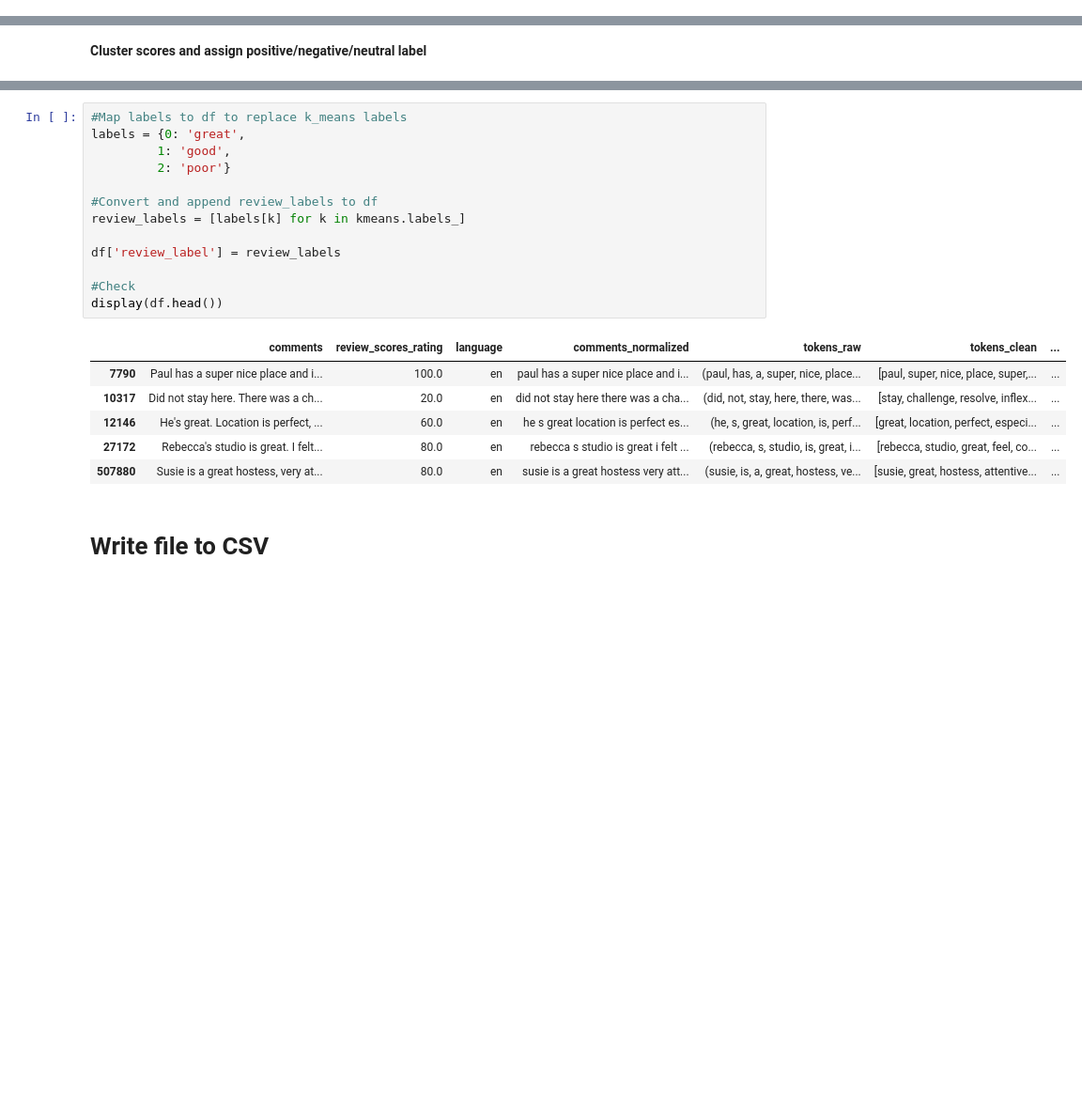
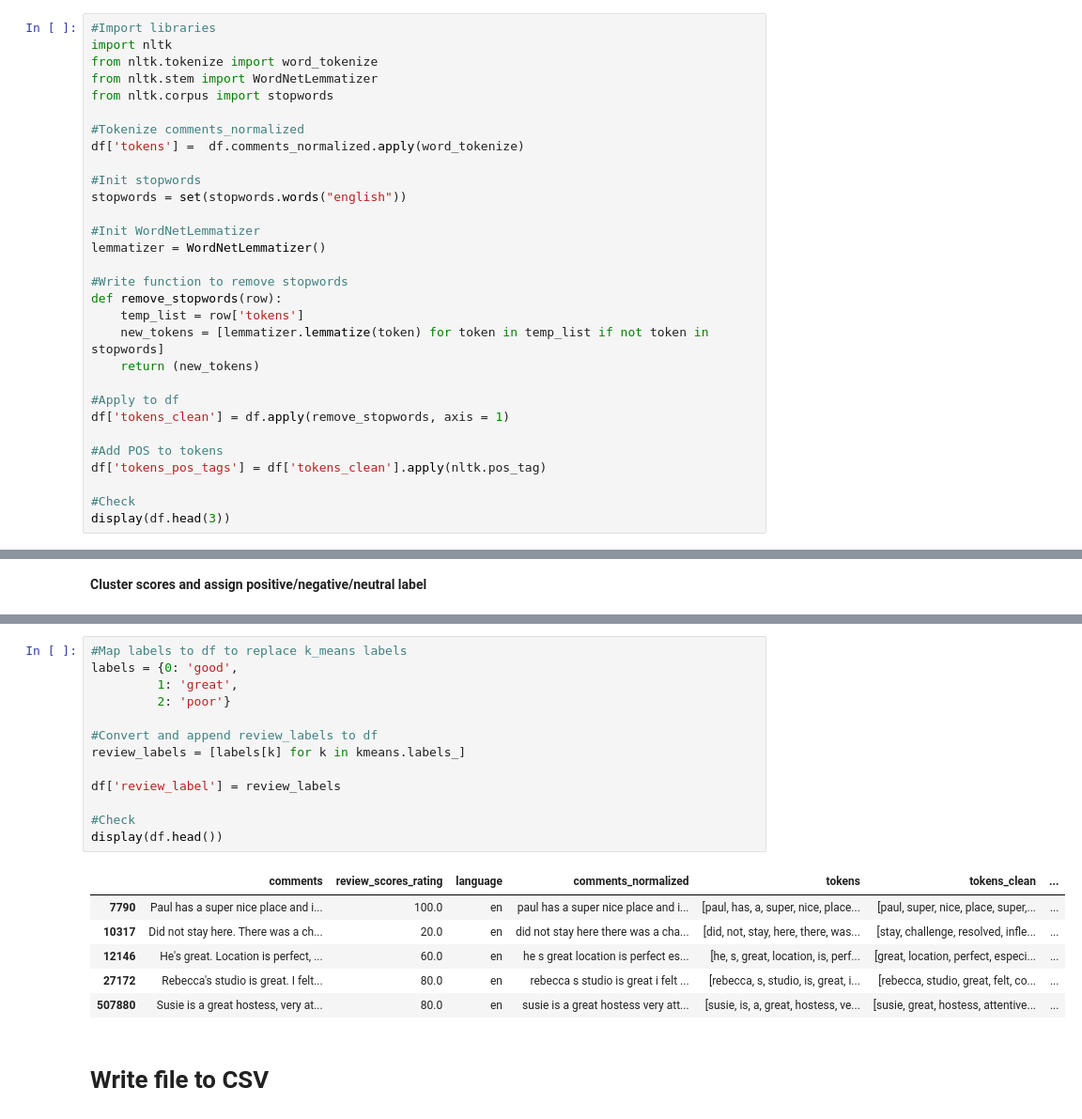
Before and after one commit to KishenSharma6/SF-Airbnb-Analysis, a Jupyter notebook: Project_Codes/03_Processing/2020_0529_Reviews_NLP_Preprocessing.ipynb, the cells around one changed output, grey strips where cells are left out. Shown: that part at 94% size. Cells and saved outputs as stored; diff of their text form; blank space fills up the shorter version.

Commit message:
Cleaned up tokenization functions

```diff
--- a/Project_Codes/03_Processing/2020_0529_Reviews_NLP_Preprocessing.ipynb
+++ b/Project_Codes/03_Processing/2020_0529_Reviews_NLP_Preprocessing.ipynb
@@ -88,3 +62,33 @@ display(df.head(3))
+# %%
+#Import libraries
+import nltk
+from nltk.tokenize import word_tokenize
+from nltk.stem import WordNetLemmatizer
+from nltk.corpus import stopwords
+
+#Tokenize comments_normalized
+df['tokens'] =  df.comments_normalized.apply(word_tokenize)
+
+#Init stopwords
+stopwords = set(stopwords.words("english"))
+
+#Init WordNetLemmatizer
+lemmatizer = WordNetLemmatizer()
+
+#Write function to remove stopwords
+def remove_stopwords(row):
+    temp_list = row['tokens']
+    new_tokens = [lemmatizer.lemmatize(token) for token in temp_list if not token in stopwords]
+    return (new_tokens)
+
+#Apply to df
+df['tokens_clean'] = df.apply(remove_stopwords, axis = 1)
+
+#Add POS to tokens
+df['tokens_pos_tags'] = df['tokens_clean'].apply(nltk.pos_tag)
+
+#Check
+display(df.head(3))
 # %% [markdown]
 ### Feature Engineering
 # %% [markdown]
@@ -116,24 +120,24 @@ Custer centers found by kmeans:
  [58.66981132]]
 # %%
 #Map labels to df to replace k_means labels
-labels = {0: 'great',
-         1: 'good',
+labels = {0: 'good',
+         1: 'great',
          2: 'poor'}
 
 #Convert and append review_labels to df
 review_labels = [labels[k] for k in kmeans.labels_]
 
 df['review_label'] = review_labels
 
 #Check
 display(df.head())
 # %% [output]
-|  | comments | review_scores_rating | language | comments_normalized | tokens_raw | tokens_clean | ... |
-| 7790 | Paul has a super nice place and i... | 100.0 | en | paul has a super nice place and i... | (paul, has, a, super, nice, place... | [paul, super, nice, place, super,... | ... |
-| 10317 | Did not stay here. There was a ch... | 20.0 | en | did not stay here there was a cha... | (did, not, stay, here, there, was... | [stay, challenge, resolve, inflex... | ... |
-| 12146 | He's great. Location is perfect, ... | 60.0 | en | he s great location is perfect es... | (he, s, great, location, is, perf... | [great, location, perfect, especi... | ... |
-| 27172 | Rebecca's studio is great. I felt... | 80.0 | en | rebecca s studio is great i felt ... | (rebecca, s, studio, is, great, i... | [rebecca, studio, great, feel, co... | ... |
-| 507880 | Susie is a great hostess, very at... | 80.0 | en | susie is a great hostess very att... | (susie, is, a, great, hostess, ve... | [susie, great, hostess, attentive... | ... |
+|  | comments | review_scores_rating | language | comments_normalized | tokens | tokens_clean | ... |
+| 7790 | Paul has a super nice place and i... | 100.0 | en | paul has a super nice place and i... | [paul, has, a, super, nice, place... | [paul, super, nice, place, super,... | ... |
+| 10317 | Did not stay here. There was a ch... | 20.0 | en | did not stay here there was a cha... | [did, not, stay, here, there, was... | [stay, challenge, resolved, infle... | ... |
+| 12146 | He's great. Location is perfect, ... | 60.0 | en | he s great location is perfect es... | [he, s, great, location, is, perf... | [great, location, perfect, especi... | ... |
+| 27172 | Rebecca's studio is great. I felt... | 80.0 | en | rebecca s studio is great i felt ... | [rebecca, s, studio, is, great, i... | [rebecca, studio, great, felt, co... | ... |
+| 507880 | Susie is a great hostess, very at... | 80.0 | en | susie is a great hostess very att... | [susie, is, a, great, hostess, ve... | [susie, great, hostess, attentive... | ... |
 # %% [markdown]
 # Write file to CSV
 # %%
```
Also changed, not shown: parts of 3 cells of this notebook.
